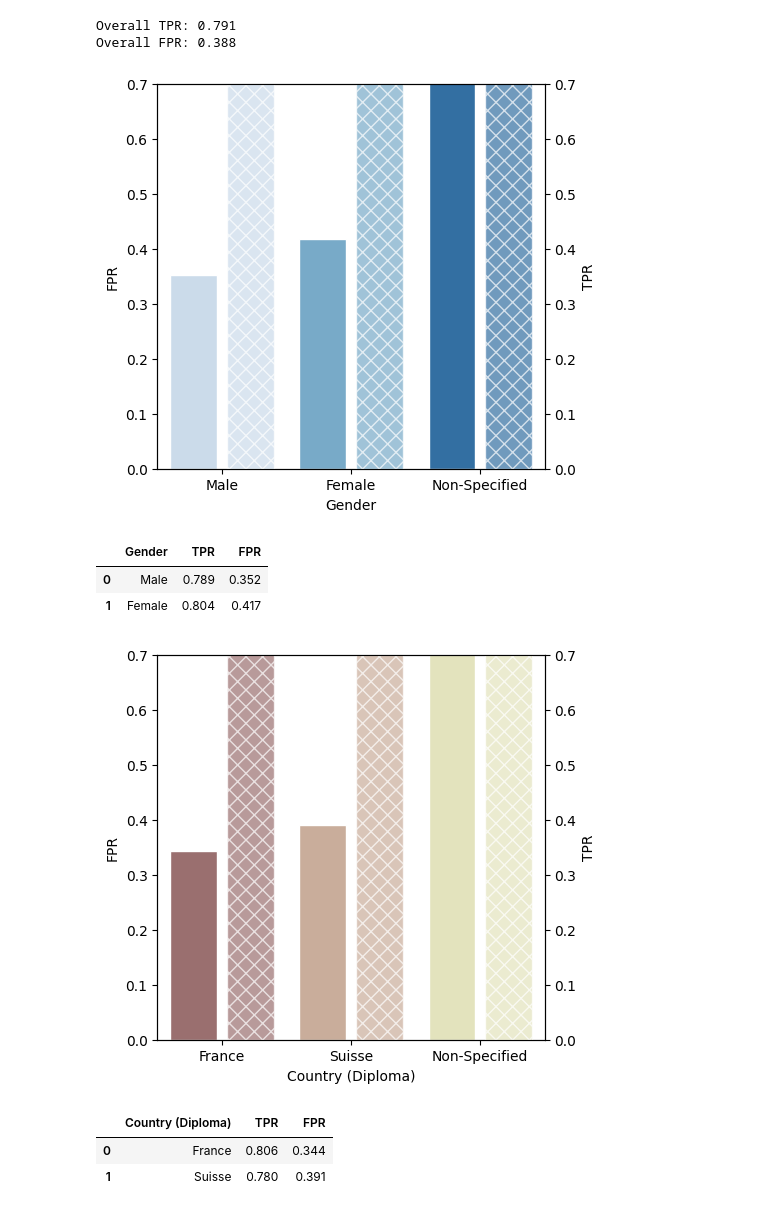
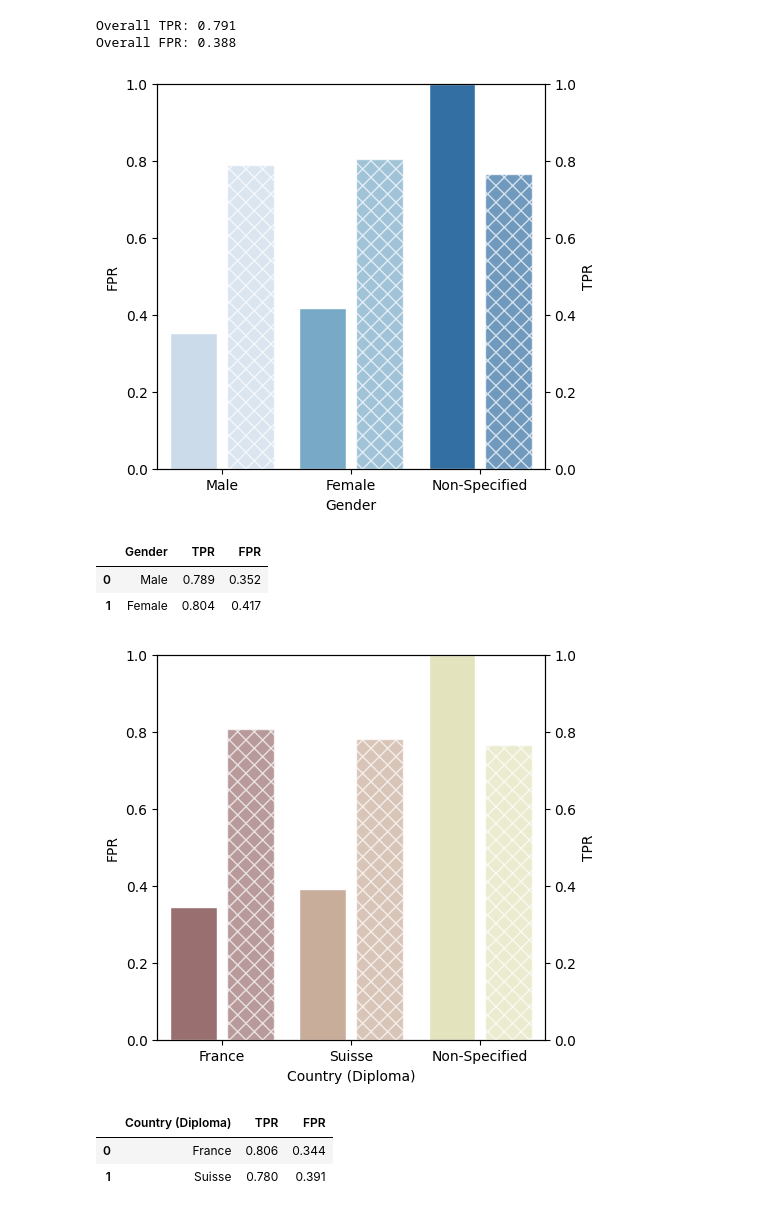
Before and after one commit to epfl-ml4ed/mlbd-2023, a Jupyter notebook: lectures/week-12/12-lab-solution.ipynb, the cells around one changed output. Cells and saved outputs as stored; diff of their text form; code cells hidden in the pictures.

```diff
--- a/lectures/week-12/12-lab-solution.ipynb
+++ b/lectures/week-12/12-lab-solution.ipynb
@@ -458,7 +458,7 @@ ax = sns.barplot(x='Gender', y='FPR', data=gender_df, palette = 'Blues', edgecol
 width_scale = 0.45
 for bar in ax.containers[0]:
     bar.set_width(bar.get_width() * width_scale)
-ax.set_ylim([0, 0.7])
+ax.set_ylim([0, 1])
 
 ax2 = ax.twinx()
 sns.barplot(x='Gender', y='TPR', data=gender_df, palette = 'Blues', edgecolor = 'w', alpha=0.7, hatch='xx', ax=ax2)
@@ -467,11 +467,11 @@ for bar in ax2.containers[0]:
     w = bar.get_width()
     bar.set_x(x + w * (1- width_scale))
     bar.set_width(w * width_scale)
-ax2.set_ylim([0, 0.7])
+ax2.set_ylim([0, 1])
 
 plt.show()
 # %% [output]
-[figure, old version]
+[figure, new version]
 # %%
 gender_df[['Gender', 'TPR', 'FPR']][:-1]
 # %% [output]
@@ -481,30 +481,30 @@ gender_df[['Gender', 'TPR', 'FPR']][:-1]
 # %%
 country_df['TPR'] = [np.round(equalized_odds(demographics[demographics['country_diploma'] == 'France'])[0], 3),
                     np.round(equalized_odds(demographics[demographics['country_diploma'] == 'Suisse'])[0], 3),
                     np.round(equalized_odds(demographics[demographics['country_diploma'].isna()])[0], 3)]
 country_df['FPR'] = [np.round(equalized_odds(demographics[demographics['country_diploma'] == 'France'])[1], 3),
                     np.round(equalized_odds(demographics[demographics['country_diploma'] == 'Suisse'])[1], 3),
                     np.round(equalized_odds(demographics[demographics['country_diploma'].isna()])[1], 3)]
 
 plt.figure(figsize=(5, 5))
 ax = sns.barplot(x='Country (Diploma)', y='FPR', data=country_df, palette = 'pink', edgecolor = 'w')
 width_scale = 0.45
 for bar in ax.containers[0]:
     bar.set_width(bar.get_width() * width_scale)
-ax.set_ylim([0, 0.7])
+ax.set_ylim([0, 1])
 
 ax2 = ax.twinx()
 sns.barplot(x='Country (Diploma)', y='TPR', data=country_df, palette = 'pink', edgecolor = 'w', alpha=0.7, hatch='xx', ax=ax2)
 for bar in ax2.containers[0]:
     x = bar.get_x()
     w = bar.get_width()
     bar.set_x(x + w * (1- width_scale))
     bar.set_width(w * width_scale)
-ax2.set_ylim([0, 0.7])
+ax2.set_ylim([0, 1])
 
 plt.show()
 # %% [output]
-[figure, old version]
+[figure, new version]
 # %%
 country_df[['Country (Diploma)', 'TPR', 'FPR']][:-1]
 # %% [output]
```
Also changed, not shown: parts of 4 cells of this notebook.
